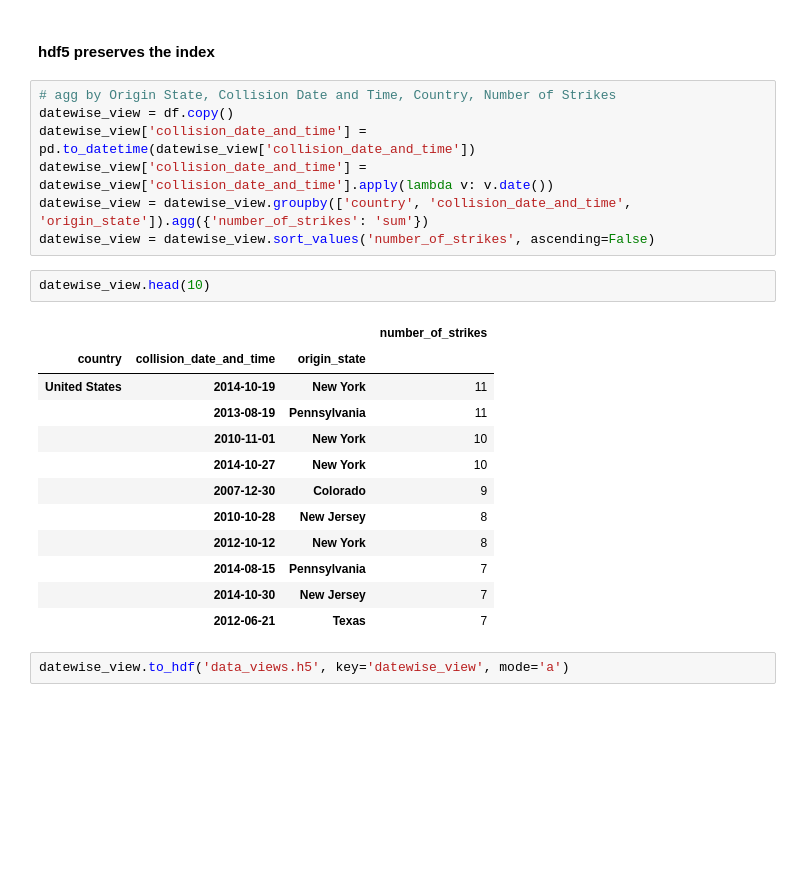
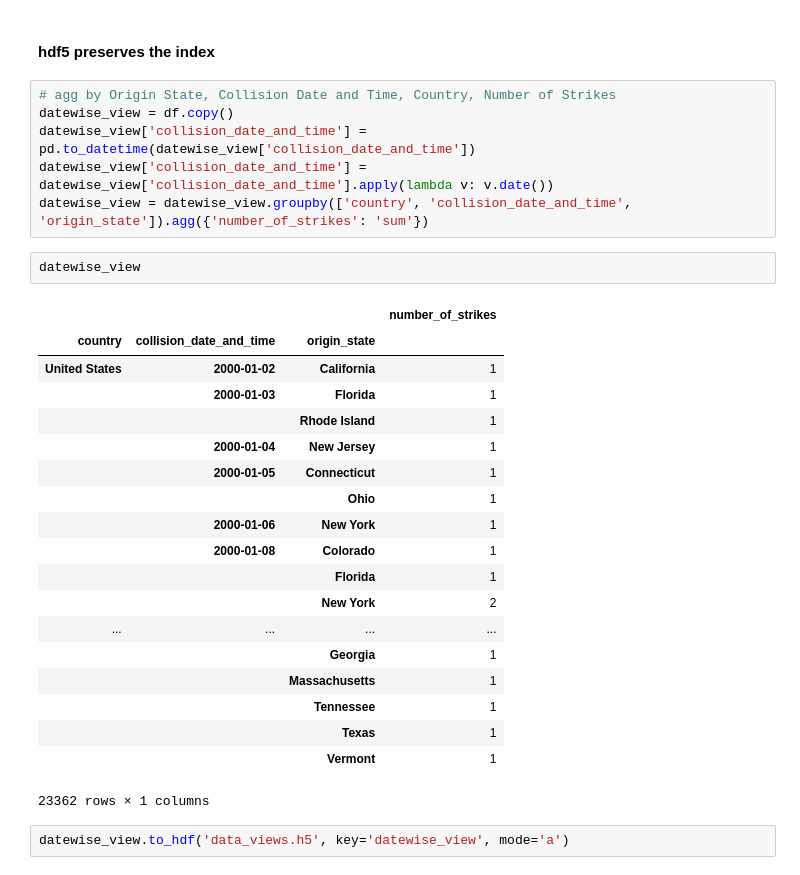
Before and after one commit to NAnnamalai/python_data_analysis, a Jupyter notebook: hdf5_processing.ipynb, the cells around one changed output. Cells and saved outputs as stored; diff of their text form; blank space fills up the shorter version.

```diff
--- a/hdf5_processing.ipynb
+++ b/hdf5_processing.ipynb
@@ -156,22 +156,28 @@ datewise_view = df.copy()
 datewise_view['collision_date_and_time'] = pd.to_datetime(datewise_view['collision_date_and_time'])
 datewise_view['collision_date_and_time'] = datewise_view['collision_date_and_time'].apply(lambda v: v.date())
 datewise_view = datewise_view.groupby(['country', 'collision_date_and_time', 'origin_state']).agg({'number_of_strikes': 'sum'})
-datewise_view = datewise_view.sort_values('number_of_strikes', ascending=False)
 # %%
-datewise_view.head(10)
+datewise_view
 # %% [output]
 |  |  |  | number_of_strikes |
 | country | collision_date_and_time | origin_state |  |
-| United States | 2014-10-19 | New York | 11 |
-|  | 2013-08-19 | Pennsylvania | 11 |
-|  | 2010-11-01 | New York | 10 |
-|  | 2014-10-27 | New York | 10 |
-|  | 2007-12-30 | Colorado | 9 |
-|  | 2010-10-28 | New Jersey | 8 |
-|  | 2012-10-12 | New York | 8 |
-|  | 2014-08-15 | Pennsylvania | 7 |
-|  | 2014-10-30 | New Jersey | 7 |
-|  | 2012-06-21 | Texas | 7 |
+| United States | 2000-01-02 | California | 1 |
+|  | 2000-01-03 | Florida | 1 |
+|  |  | Rhode Island | 1 |
+|  | 2000-01-04 | New Jersey | 1 |
+|  | 2000-01-05 | Connecticut | 1 |
+|  |  | Ohio | 1 |
+|  | 2000-01-06 | New York | 1 |
+|  | 2000-01-08 | Colorado | 1 |
+|  |  | Florida | 1 |
+|  |  | New York | 2 |
+| ... | ... | ... | ... |
+|  |  | Georgia | 1 |
+|  |  | Massachusetts | 1 |
+|  |  | Tennessee | 1 |
+|  |  | Texas | 1 |
+|  |  | Vermont | 1 |
+23362 rows × 1 columns
 # %%
 datewise_view.to_hdf('data_views.h5', key='datewise_view', mode='a')
 # %%
```
Also changed, not shown: parts of 8 cells of this notebook.
